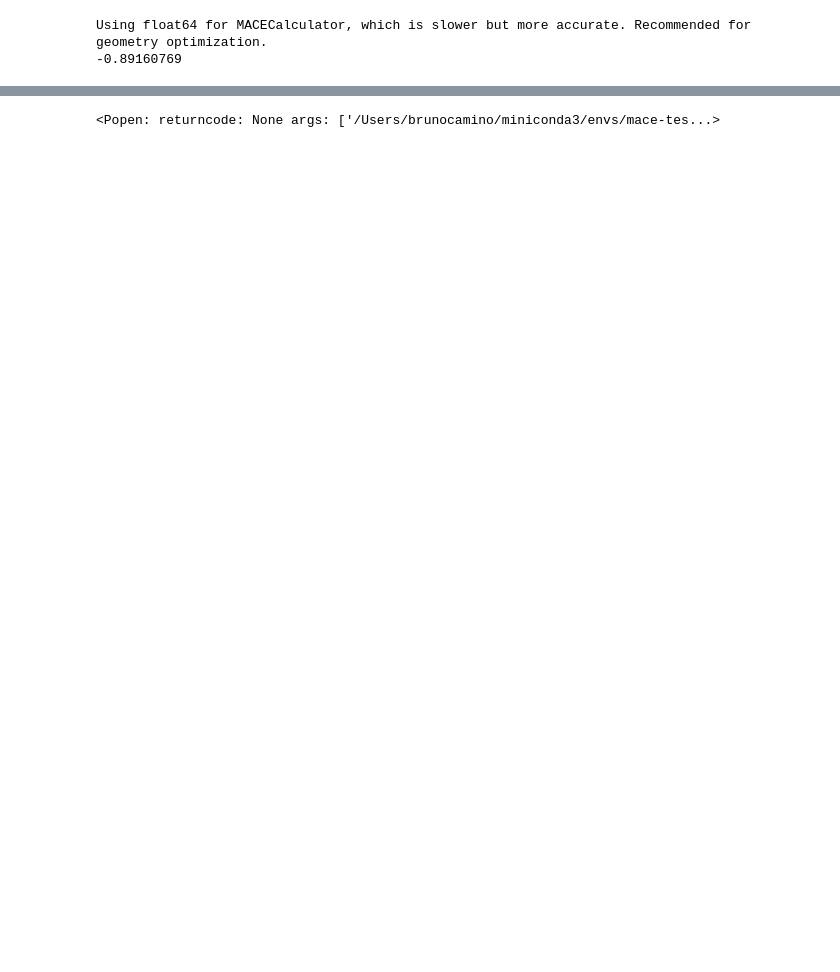
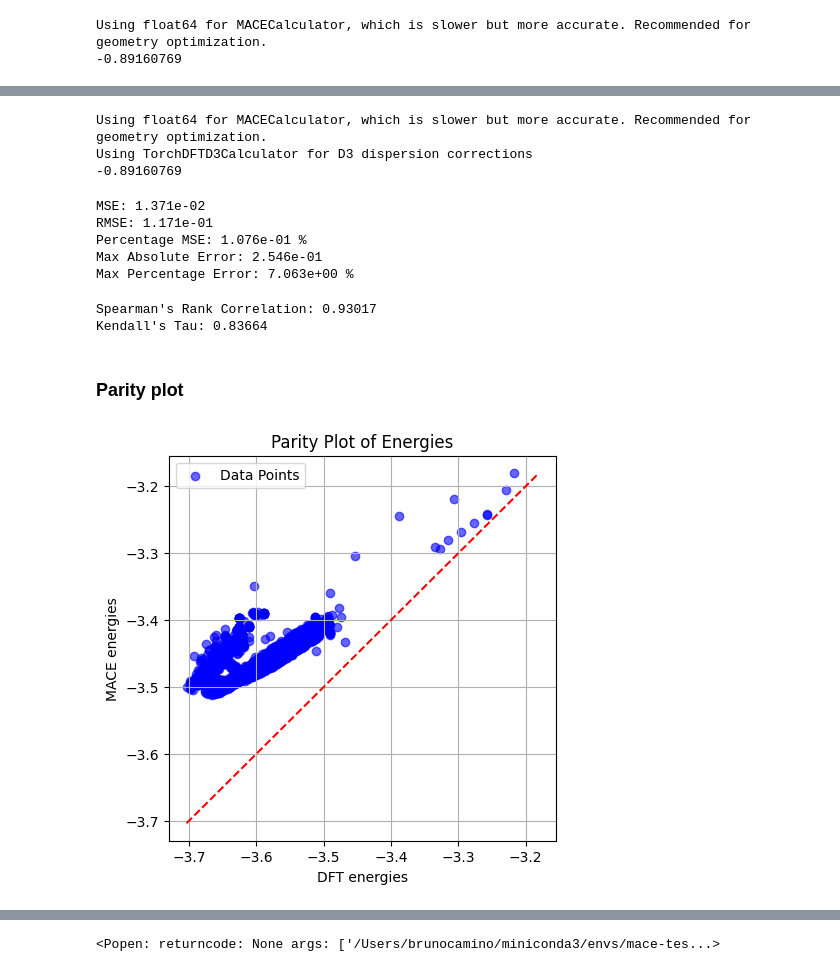
Before and after one commit to cmc-ucl/mace_benchmark, a Jupyter notebook: test_pt_model.ipynb, the cells around one changed output, grey strips where cells are left out. Cells and saved outputs as stored; diff of their text form; code cells hidden in the pictures; blank space fills up the shorter version.

```diff
--- a/test_pt_model.ipynb
+++ b/test_pt_model.ipynb
@@ -377,0 +442,17 @@ Max Percentage Error: 99.91605747238552 %
+# %%
+ase_structure = Atoms(['S'],[[0.0, 0.0, 0.0]])
+sp_mace = SinglePoint(
+    struct=ase_structure.copy(),
+    arch="mace_mp",
+    device="cpu",
+    model_path="/Users/brunocamino/Desktop/UCL/mace_benchmark/models/mace-mpa-0-medium.model",
+    calc_kwargs={"default_dtype": "float64","dispersion":True},
+    properties="energy",
+)
+
+init_energy = sp_mace.run()["energy"]
+print(init_energy)
+# %% [output]
+Using float64 for MACECalculator, which is slower but more accurate. Recommended for geometry optimization.
+Using TorchDFTD3Calculator for D3 dispersion corrections
+-0.89160769
@@ -377,0 +467,56 @@ Max Percentage Error: 99.91605747238552 %
+# %%
+energies = np.loadtxt("data/lts/pt_model/d3/all_energies_d3.csv", delimiter=",", skiprows=1)
+
+num_sites = 72
+
+# Extract the two columns separately
+dft_energies = energies[:, 0]  # First column
+mace_energies = energies[:, 1]  # Second column
+
+dft_energies_form = (dft_energies - (li_dft_energy*18 +
+                                    ti_dft_energy*9 + s_dft_energy*27))/num_sites
+
+mace_energies_form = (mace_energies - (li_mace_energy*18 +
+                                    ti_mace_energy*9 + s_mace_energy*27))/num_sites
+
+keep_indices = np.where(dft_energies_form > -6)[0]
+
+dft_energies_form = dft_energies_form[keep_indices]
+mace_energies_form = mace_energies_form[keep_indices]
+# %%
+get_errors(dft_energies_form,mace_energies_form)
+# %% [output]
+MSE: 1.371e-02
+RMSE: 1.171e-01
+Percentage MSE: 1.076e-01 %
+Max Absolute Error: 2.546e-01
+Max Percentage Error: 7.063e+00 %
+# %%
+get_rankings(dft_energies_form,mace_energies_form)
+# %% [output]
+Spearman's Rank Correlation: 0.93017
+Kendall's Tau: 0.83664
+# %% [markdown]
+### Parity plot
+# %%
+# Create the parity plot
+plt.figure(figsize=(5,5))
+
+plt.scatter(dft_energies_form, mace_energies_form, color='blue', alpha=0.6, label="Data Points")
+
+# Plot the y = x reference line
+min_val = min(np.min(dft_energies_form), np.min(mace_energies_form))
+max_val = max(np.max(dft_energies_form), np.max(mace_energies_form))
+plt.plot([min_val, max_val], [min_val, max_val], color='red', linestyle='--')
+
+# Labels and title
+plt.xlabel("DFT energies")
+plt.ylabel("MACE energies")
+plt.title("Parity Plot of Energies")
+plt.legend()
+plt.grid(True)
+
+# Show the plot
+plt.show()
+# %% [output]
+[figure, added]
```
Also changed, not shown: parts of 41 cells of this notebook.
